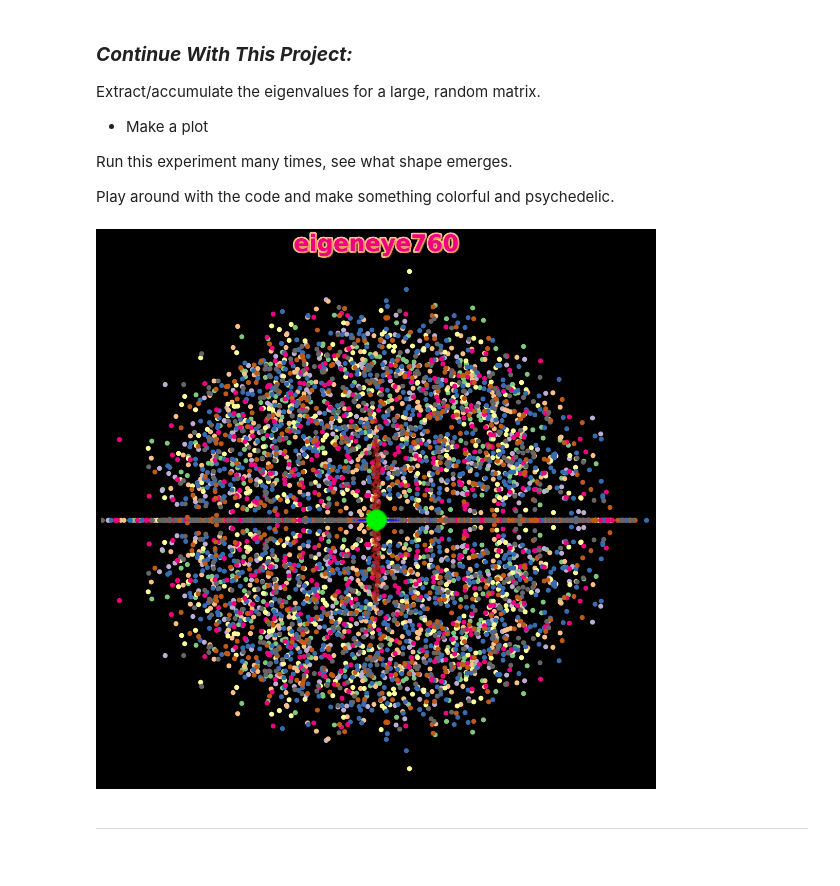
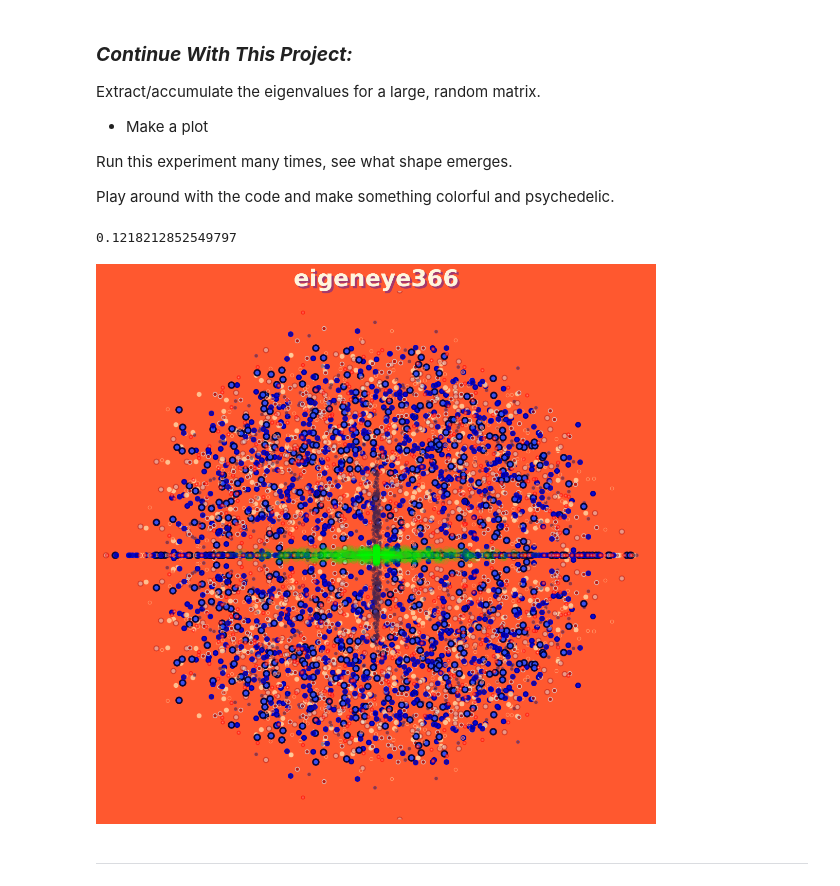
Before and after one commit to andrewblais/mathWithPython, a Jupyter notebook: linearAlgebra/la019_complex_eigvalue_art.ipynb, the cells around one changed output. Saved outputs shown, nothing was run; the diff lists cells and outputs as text; code cells hidden in the pictures.

Commit message:
more color customization

```diff
--- a/linearAlgebra/la019_complex_eigvalue_art.ipynb
+++ b/linearAlgebra/la019_complex_eigvalue_art.ipynb
@@ -101,10 +101,14 @@ def random_rgb(c_list):
     """Returns a randomized RGB value
     based on preexisting list options."""
     return (
-        choice(c_list),
-        choice(c_list),
-        choice(c_list),
+        random.choice(c_list),
+        random.choice(c_list),
+        random.choice(c_list),
     )
+# %%
+random.random()
+# %% [output]
+0.1218212852549797
 # %%
 # Number of times to layer the eigenvalues. More
 #  times helps clarify the emergent shape:
@@ -120,12 +124,16 @@ EIG_COLS = 25
 
 # Use built-in colormaps to derive main plots colors.
 #  Choose from this randomly in main plot below:
-cmap_name = choice(plt.colormaps())
+cmap_name = random.choice(plt.colormaps())
 cmap = plt.get_cmap(cmap_name)
 main_colors = cmap(np.linspace(0, 1, LAYERS, endpoint=False))
 
 # One plot for everything, state here, show once at the end:
-plt.figure(figsize=(11, 11), facecolor="black")
+# plt.figure(figsize=(11, 11), facecolor="black")
+plt.figure(
+    figsize=(11, 11),
+    facecolor=main_colors[random.randint(0, LAYERS - 1)],
+)
 
 # Main plot. Not significantly processed. Demonstrates
 #  true circular shape of repeated plotting of random
@@ -154,7 +162,16 @@ for true_shape in range(1, LAYERS):
         max_val = max_loop_val
 
     # Plot now, show later:
-    plt.plot(REAL_EIGS, IMAG_EIGS, "o", color=main_colors[true_shape])
+    plt.plot(
+        REAL_EIGS,
+        IMAG_EIGS,
+        "o",
+        ms=random.uniform(3, 9),
+        c=main_colors[true_shape],
+        mec=main_colors[-true_shape - 1],
+        mew=random.uniform(0.25, 2.5),
+        alpha=random.uniform(0.35, 1),
+    )
 
 # Alternate plots, with significant scaling and
 #  stretching. Takes main plot and creates
@@ -196,7 +213,7 @@ for alt_shape in range(1, LAYERS):
         if alt_shape % 3:
             IMAG_EIGS[row, :] = eigs_imag * np.cos(alt_shape) ** LAYERS
         elif alt_shape % 2:
-            IMAG_EIGS[row, :] = eigs_imag * np.sin(alt_shape)
+            IMAG_EIGS[row, :] = eigs_imag * np.sin(alt_shape) * np.random.randint(2, 25)
         else:
             IMAG_EIGS[row, :] = eigs_imag * np.cos(alt_shape) * alt_shape
 
@@ -233,38 +250,38 @@ for alt_shape in range(1, LAYERS):
         plt.plot(REAL_EIGS, IMAG_EIGS, ".", color=alt_color, alpha=1 - alt_shape / LAYERS)
 
 # Set the title. Style randomly and programatically.
 #  Derive number in title from random values in the
 #  max_val variable:
 title = plt.title(
-    f"eigeneye{''.join(choices((str(max_val).replace('.', '')), k=3))}",
+    f"eigeneye{''.join(random.choices((str(max_val).replace('.', '')), k=3))}",
     size=32,
-    c=choice(main_colors),
+    c=random.choice(main_colors),
     fontweight="bold",
 )
 title.set_path_effects(
     [
         pe.withStroke(
             linewidth=5,
-            foreground=choice(main_colors),
+            foreground=random.choice(main_colors),
         ),
         pe.withSimplePatchShadow(
             offset=(3, -3),
-            shadow_rgbFace=choice(main_colors),
+            shadow_rgbFace=random.choice(main_colors),
             alpha=0.35,
         ),
     ]
 )
 
 # Tighten up the plot limits:
 max_val -= 5
 plt.axis((-max_val, max_val, -max_val, max_val))
 plt.axis("off")
 plt.tight_layout()
 
 # Display!
 plt.show()
 # %% [output]
-[figure, old version]
+[figure, new version]
 # %% [markdown]
 <hr style="height: 0; box-shadow: 0 0 5px 4px crimson; width: 95%;">
 # %% [markdown]
```
Also changed, not shown: parts of 2 cells of this notebook.
